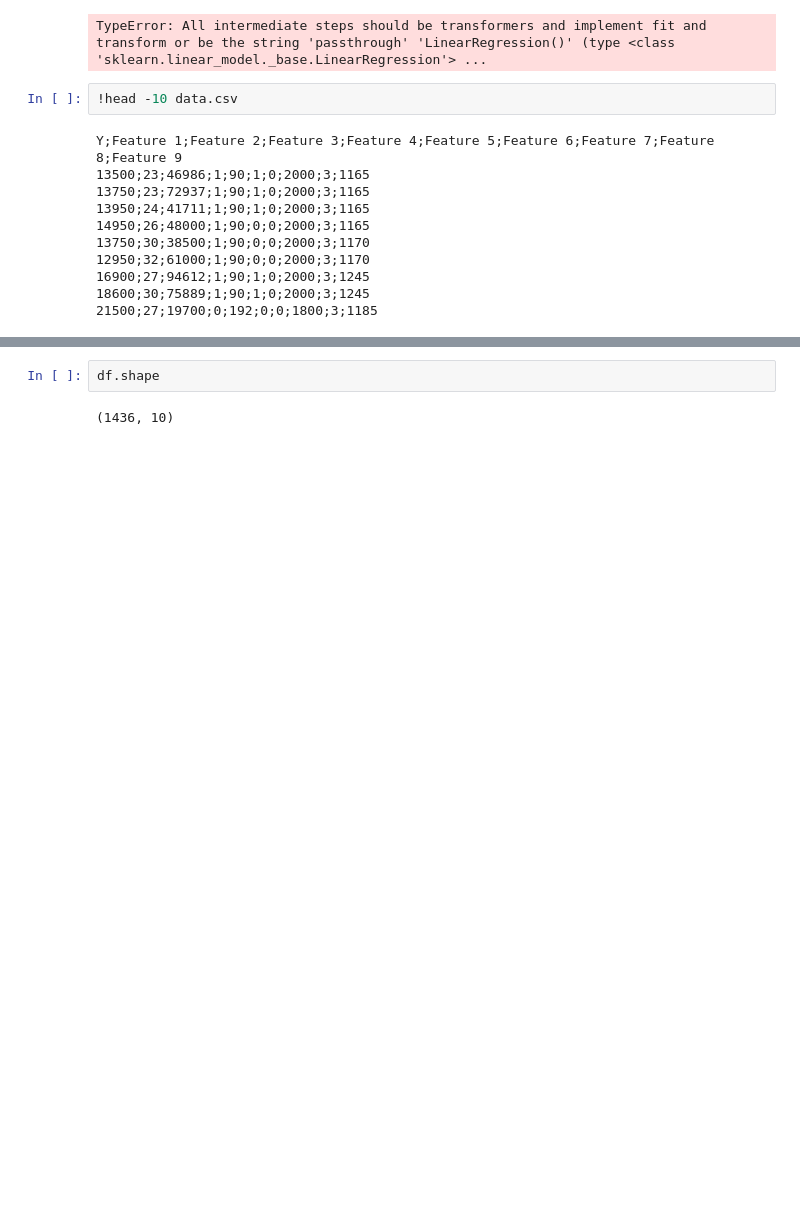
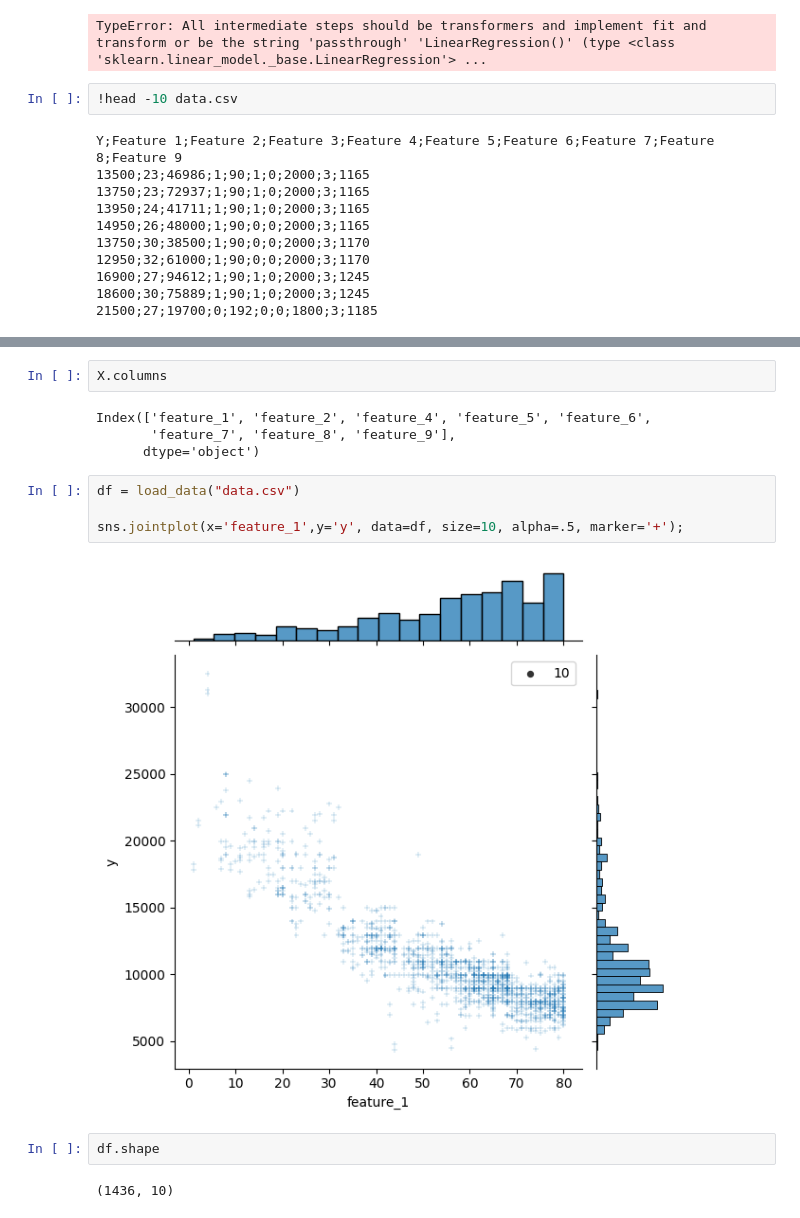
Before and after one commit to majarall/EDA-Azure-Pipeline, a Jupyter notebook: Task1.ipynb, the cells around one changed output, grey strips where cells are left out. Drawn from its saved outputs; the diff is of its cells as text; blank space fills up the shorter version.

```diff
--- a/Task1.ipynb
+++ b/Task1.ipynb
@@ -172,3 +223,15 @@ def build_pipline(dataf):
+# %%
+X.columns
+# %% [output]
+Index(['feature_1', 'feature_2', 'feature_4', 'feature_5', 'feature_6',
+       'feature_7', 'feature_8', 'feature_9'],
+      dtype='object')
+# %%
+df = load_data("data.csv")
+
+sns.jointplot(x='feature_1',y='y', data=df, size=10, alpha=.5, marker='+');
+# %% [output]
+[figure, added]
 # %%
 df.shape
 # %% [output]
```
Also changed, not shown: parts of 3 cells of this notebook.
